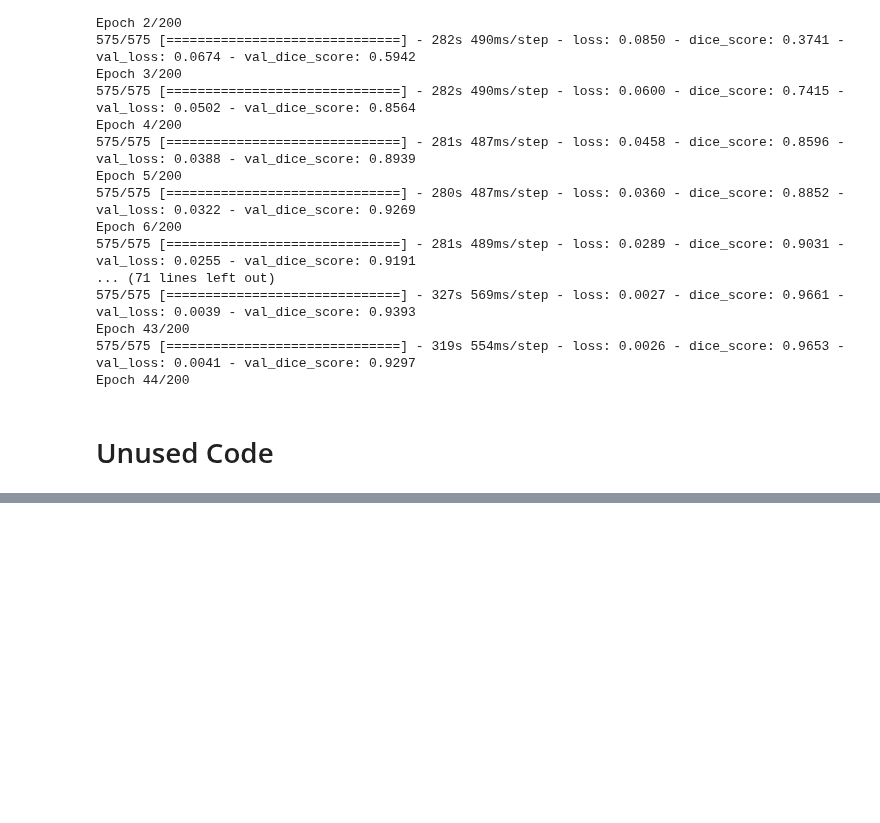
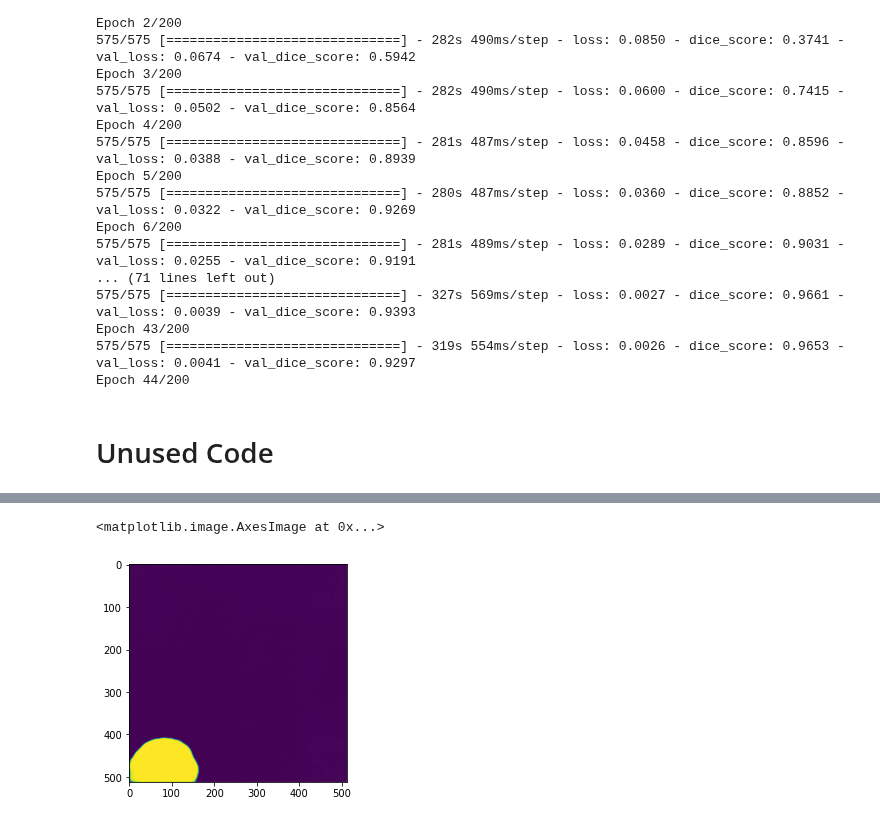
Before and after one commit to tobeor3009/CNN_total, a Jupyter notebook: segmenation_inceptionv3_unet_gpu_0.ipynb, the cells around one changed output, grey strips where cells are left out. Drawn from its saved outputs; the diff is of its cells as text; code cells hidden in the pictures; blank space fills up the shorter version.

```diff
--- a/segmenation_inceptionv3_unet_gpu_0.ipynb
+++ b/segmenation_inceptionv3_unet_gpu_0.ipynb
@@ -37,7 +37,7 @@ BACKBONE="inceptionv3"
 
 task = "segmentation"
 data_set_name = "glomerulus_0.65_1024_remove_peel_split_man"
-batch_size = 8
+batch_size = 16
 on_memory = False
 argumentation_proba = 0.8
 preprocess_input = sm.get_preprocessing(BACKBONE)
@@ -79,7 +79,7 @@ valid_data_loader = SegDataloader(image_path_list=valid_image_path_list,
                                   )
 test_data_loader = SegDataloader(image_path_list=test_image_path_list,
                                  mask_path_list=test_mask_path_list,
-                                 batch_size=batch_size,
+                                 batch_size=1,
                                  on_memory=False,
                                  argumentation_proba=0,
                                  preprocess_input=preprocess_input,
@@ -186,25 +186,23 @@ Epoch 44/200
 # %%
 from matplotlib import pyplot as plt
 import albumentations as A
+# %%
+model.load_weights("./weights/segmentation/glomerulus_0.65_1024_remove_peel_split_man/2021-07-07/target_size_(512, 512)/weights_0.0129_0.0124_19.hdf5")
 # %%
-index = 1234
+index = 543
 
-data = train_data_loader.data_getter[index]
+data = test_data_loader[index]
 
-image_array = data["image_array"]
+image_array = data[0][0]
+predicted_array = model.predict(np.expand_dims(image_array, axis=0))[0]
+
 image_array = (image_array + 1) * 127.5
 image_array = image_array.astype("uint8")
+# predicted_array = (predicted_array) * 127.5
+# predicted_array = predicted_array.astype("uint8")
 
-mask_array = data["mask_array"]
+mask_array = data[1][0]
 mask_array = (mask_array) * 255
 mask_array = mask_array.astype("uint8")
-
-final_transform = A.Compose([
-    A.HorizontalFlip(p=0.5),
-    A.VerticalFlip(p=0.5),
-    A.Transpose(p=0.5),
-    A.RandomRotate90(p=0.5)
-],
-    p=1)
 # %%
 plt.imshow(image_array)
@@ -211,2 +212,7 @@ plt.imshow(image_array)
+# %%
+plt.imshow(predicted_array)
+# %% [output]
+<matplotlib.image.AxesImage at 0x...>
+[figure, added]
 # %%
 plt.imshow(mask_array)
```
Also changed, not shown: parts of 4 cells of this notebook, 2 other files.
